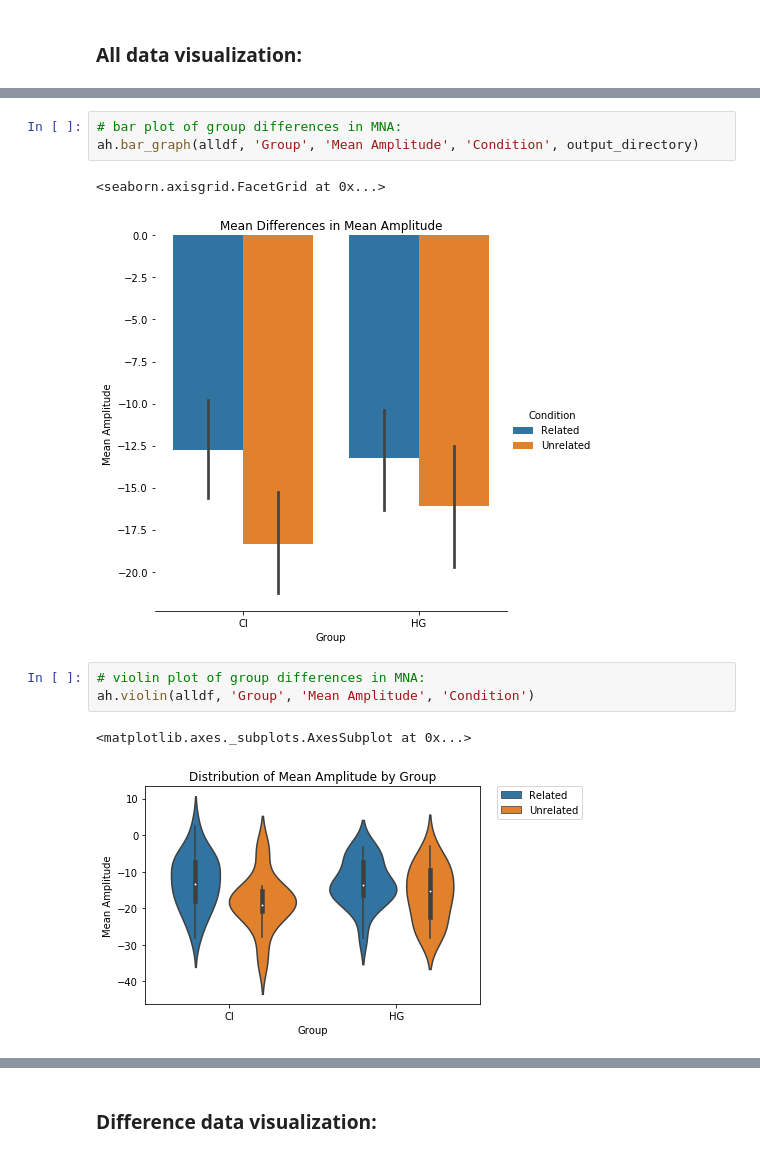
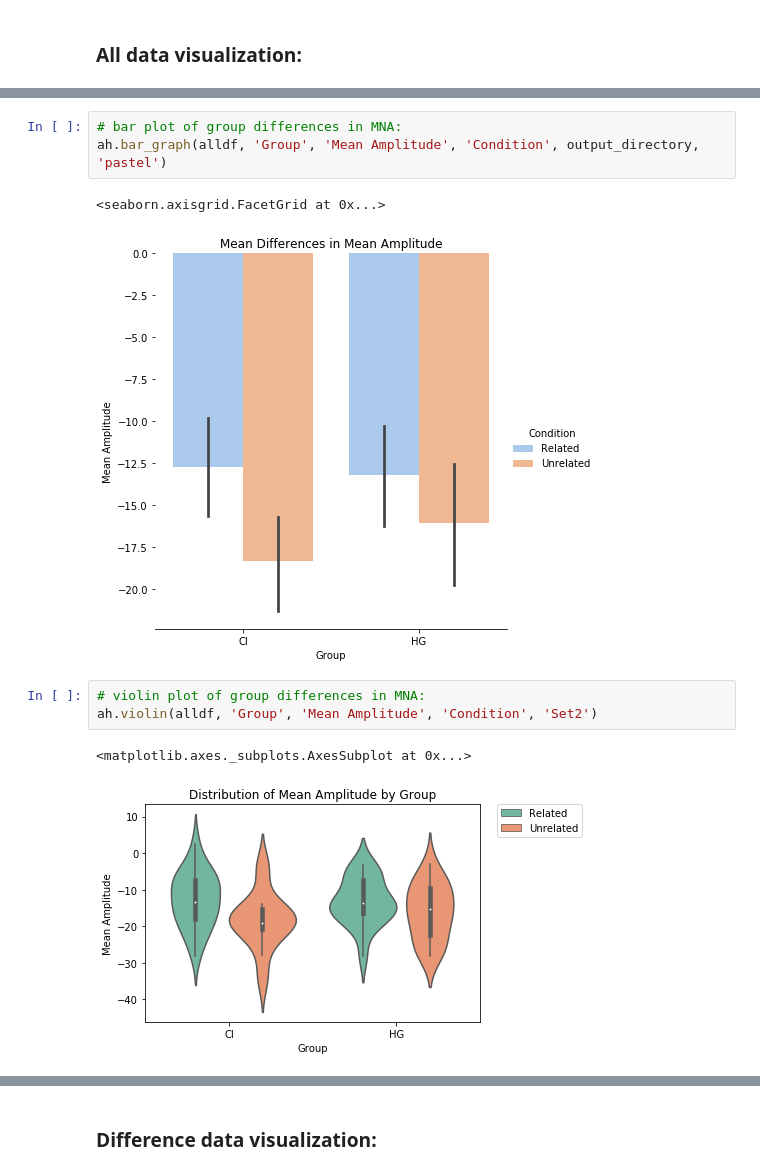
Before and after one commit to sheaduarte/PSC-290-Python-Final-Project, a Jupyter notebook: pierotti/notebooks/Pierotti_N4_datavis.ipynb, the cells around one changed output, grey strips where cells are left out. Saved outputs shown, nothing was run; the diff lists cells and outputs as text.

Commit message:
color changes work on sns plots

```diff
--- a/pierotti/notebooks/Pierotti_N4_datavis.ipynb
+++ b/pierotti/notebooks/Pierotti_N4_datavis.ipynb
@@ -84,15 +84,15 @@ ah.histogram(alldf, 'Time in Sound (months)', output_directory)
 [interactive output not drawn]
 # %%
 # bar plot of group differences in MNA:
-ah.bar_graph(alldf, 'Group', 'Mean Amplitude', 'Condition', output_directory)
+ah.bar_graph(alldf, 'Group', 'Mean Amplitude', 'Condition', output_directory, 'pastel')
 # %% [output]
 <seaborn.axisgrid.FacetGrid at 0x...>
-[figure, old version]
+[figure, new version]
 # %%
 # violin plot of group differences in MNA:
-ah.violin(alldf, 'Group', 'Mean Amplitude', 'Condition')
+ah.violin(alldf, 'Group', 'Mean Amplitude', 'Condition', 'Set2')
 # %% [output]
 <matplotlib.axes._subplots.AxesSubplot at 0x...>
-[figure, old version]
+[figure, new version]
 # %%
 # box plot of group differences in MNA:
```
Also changed, not shown: parts of 2 cells of this notebook, 2 other files.
